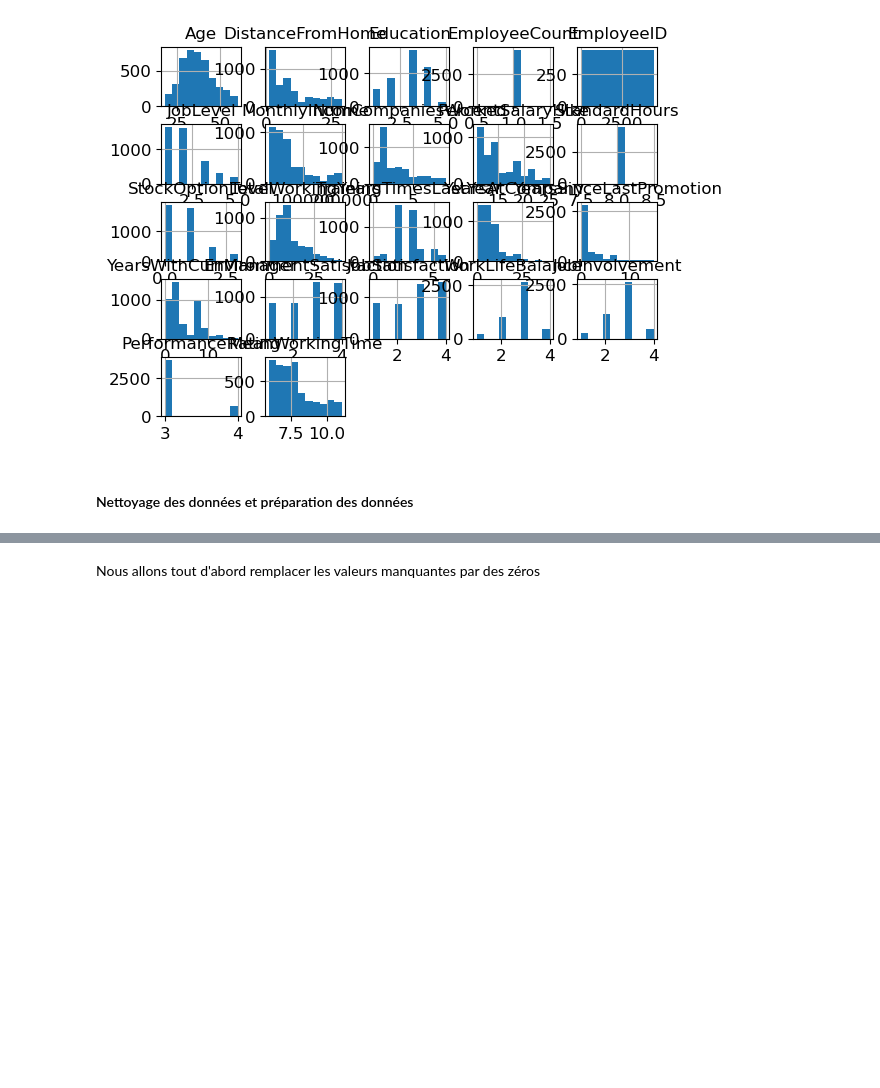
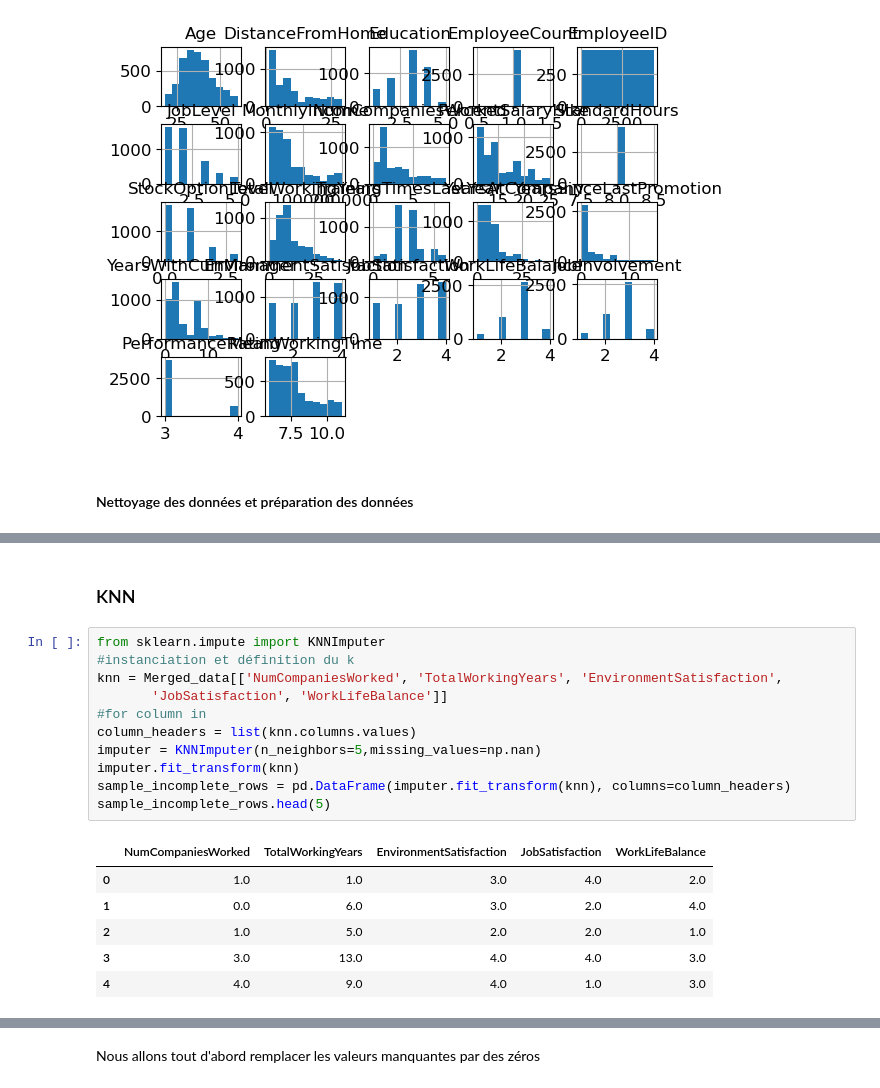
Before and after one commit to Landrien/IA, a Jupyter notebook: Projet/Projet_1.ipynb, the cells around one changed output, grey strips where cells are left out. Drawn from its saved outputs; the diff is of its cells as text; blank space fills up the shorter version.

```diff
--- a/Projet/Projet_1.ipynb
+++ b/Projet/Projet_1.ipynb
@@ -305,0 +340,20 @@ array([[<AxesSubplot:title={'center':'Age'}>,
+# %% [markdown]
+### KNN
+# %%
+from sklearn.impute import KNNImputer
+#instanciation et définition du k
+knn = Merged_data[['NumCompaniesWorked', 'TotalWorkingYears', 'EnvironmentSatisfaction',
+       'JobSatisfaction', 'WorkLifeBalance']]
+#for column in
+column_headers = list(knn.columns.values)
+imputer = KNNImputer(n_neighbors=5,missing_values=np.nan)
+imputer.fit_transform(knn)
+sample_incomplete_rows = pd.DataFrame(imputer.fit_transform(knn), columns=column_headers)
+sample_incomplete_rows.head(5)
+# %% [output]
+|  | NumCompaniesWorked | TotalWorkingYears | EnvironmentSatisfaction | JobSatisfaction | WorkLifeBalance |
+| 0 | 1.0 | 1.0 | 3.0 | 4.0 | 2.0 |
+| 1 | 0.0 | 6.0 | 3.0 | 2.0 | 4.0 |
+| 2 | 1.0 | 5.0 | 2.0 | 2.0 | 1.0 |
+| 3 | 3.0 | 13.0 | 4.0 | 4.0 | 3.0 |
+| 4 | 4.0 | 9.0 | 4.0 | 1.0 | 3.0 |
```
Also changed, not shown: parts of 3 cells of this notebook.
